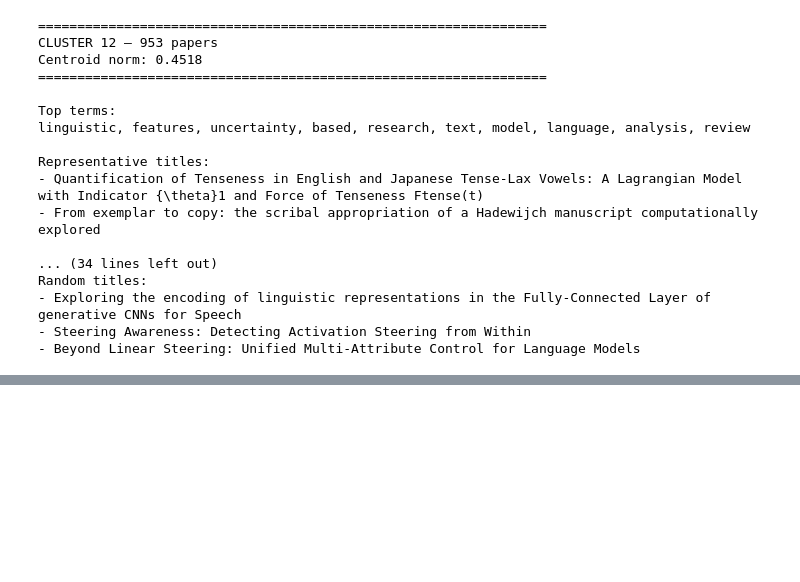
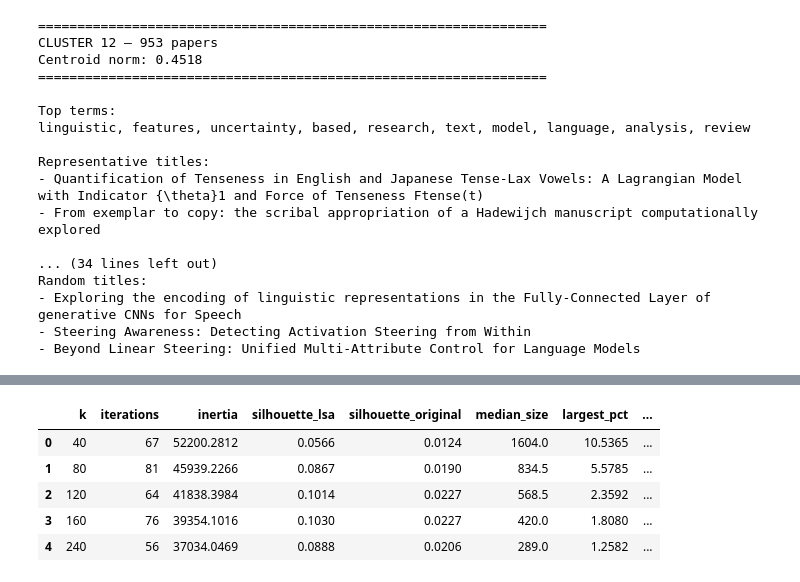
Before and after one commit to artyomturkoff/nlp-research-trends, a Jupyter notebook: 03_clustering.ipynb, the cells around one changed output, grey strips where cells are left out. Saved outputs shown, nothing was run; the diff lists cells and outputs as text; code cells hidden in the pictures; blank space fills up the shorter version.

Commit message:
Selecting model configuration and k=160

```diff
--- a/03_clustering.ipynb
+++ b/03_clustering.ipynb
@@ -1316,0 +1323,59 @@ Random titles:
+# %%
+k_values = [40, 80, 120, 160, 240]
+
+# Reuse the existing k=160 model
+lsa200_models = {160: kmeans_lsa_200}
+
+X_sample_lsa = X_lsa_200[sample_indices]
+X_sample_original = X_tfidf[sample_indices]
+
+results = []
+
+for k in k_values:
+
+    if k not in lsa200_models:
+        candidate = KMeans(
+            n_clusters=k,
+            init="k-means++",
+            n_init=3,
+            max_iter=300,
+            random_state=42
+        )
+        candidate.fit(X_lsa_200)
+        lsa200_models[k] = candidate
+
+    model = lsa200_models[k]
+    sizes = np.bincount(model.labels_, minlength=k)
+    sample_labels = model.labels_[sample_indices]
+
+    results.append({
+        "k": k,
+        "iterations": model.n_iter_,
+        "inertia": model.inertia_,
+        "silhouette_lsa": silhouette_score(
+            X_sample_lsa,
+            sample_labels,
+            metric="euclidean"
+        ),
+        "silhouette_original": silhouette_score(
+            X_sample_original,
+            sample_labels,
+            metric="euclidean"
+        ),
+        "median_size": np.median(sizes),
+        "largest_pct": 100 * sizes.max() / len(metadata),
+        "min_centroid_norm": np.linalg.norm(
+            model.cluster_centers_, axis=1
+        ).min()
+    })
+
+k_diagnostics = pd.DataFrame(results)
+
+display(k_diagnostics.round(4))
+# %% [output]
+|  | k | iterations | inertia | silhouette_lsa | silhouette_original | median_size | largest_pct | ... |
+| 0 | 40 | 67 | 52200.2812 | 0.0566 | 0.0124 | 1604.0 | 10.5365 | ... |
+| 1 | 80 | 81 | 45939.2266 | 0.0867 | 0.0190 | 834.5 | 5.5785 | ... |
+| 2 | 120 | 64 | 41838.3984 | 0.1014 | 0.0227 | 568.5 | 2.3592 | ... |
+| 3 | 160 | 76 | 39354.1016 | 0.1030 | 0.0227 | 420.0 | 1.8080 | ... |
+| 4 | 240 | 56 | 37034.0469 | 0.0888 | 0.0206 | 289.0 | 1.2582 | ... |
```
Also changed, not shown: parts of 4 cells of this notebook.
